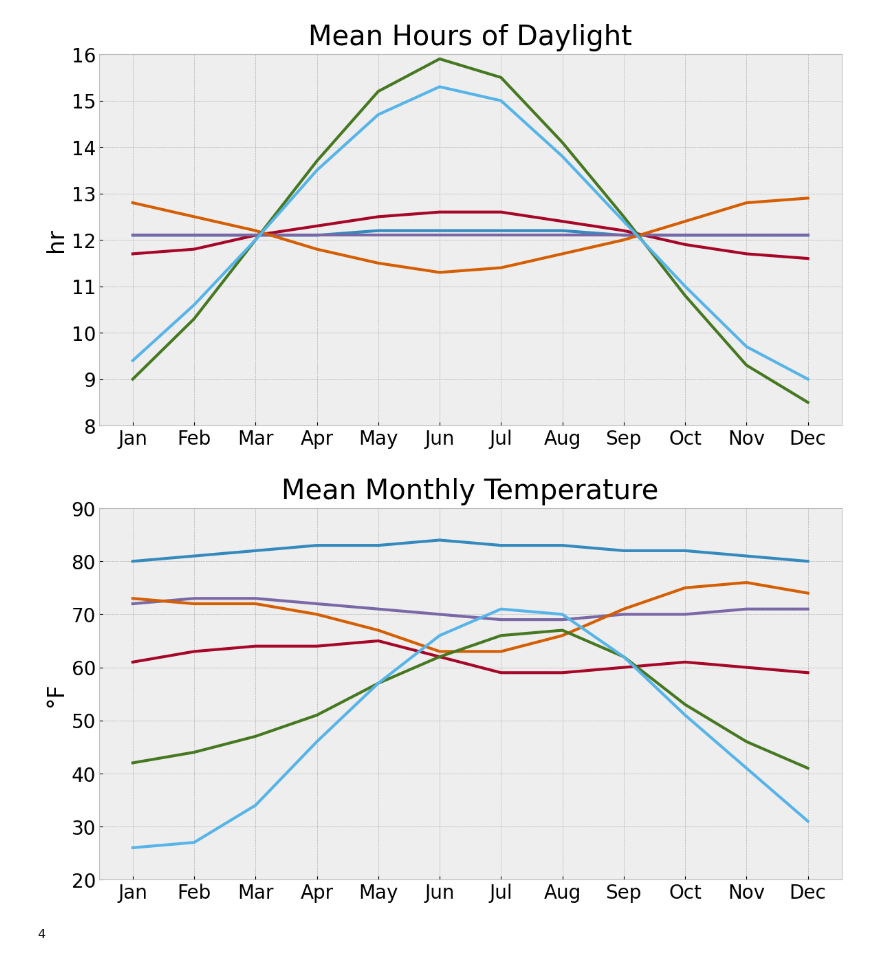
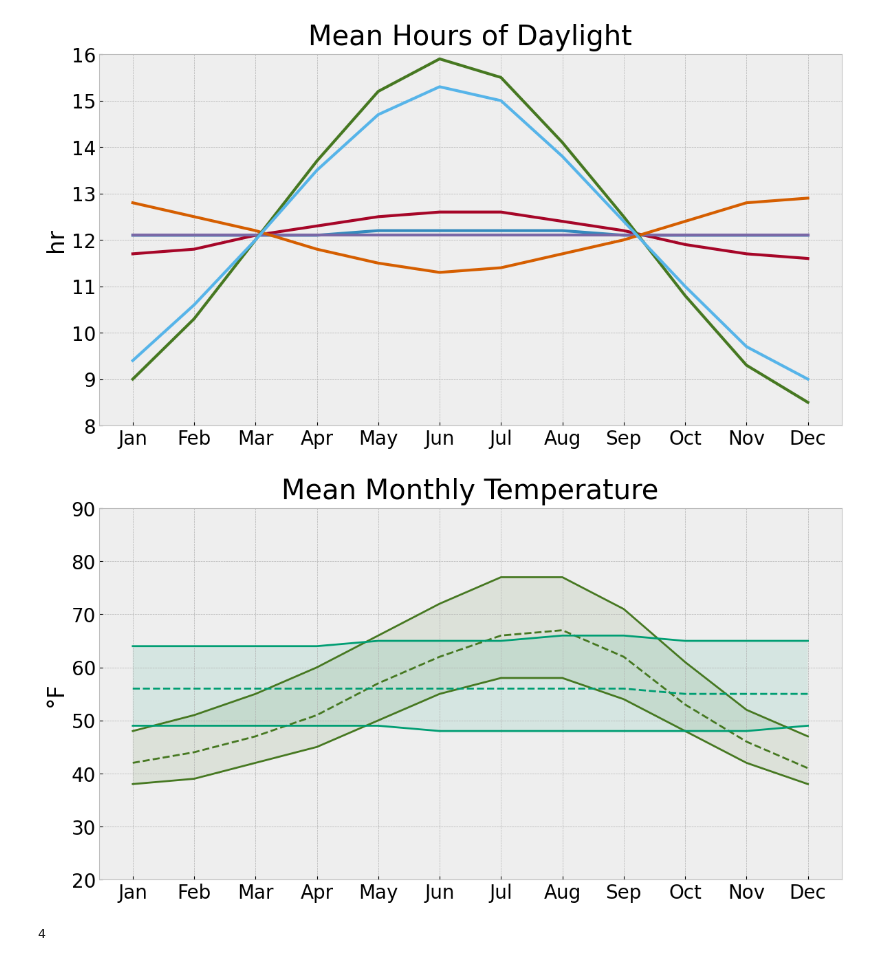
Before and after one commit to spencer-ressel/thesis-work, a Jupyter notebook: python/outreach/rainfall_climatology.ipynb, the cells around one changed output. Cells and saved outputs as stored; diff of their text form; code cells hidden in the pictures.

```diff
--- a/python/outreach/rainfall_climatology.ipynb
+++ b/python/outreach/rainfall_climatology.ipynb
@@ -150,6 +148,7 @@ temperatures['Seattle'] = [42,	44,	47,	51,	57,	62,	66,	67,	62,	53,	46,	41]
 temperatures['Lilongwe'] = [73,	72,	72,	70,	67,	63,	63,	66,	71,	75,	76,	74]
 temperatures['Panama City'] = [81,	81,	82,	83,	81,	81,	81,	80,	80,	80,	80,	80]
 temperatures['Rochester'] = [26,	27,	34,	46,	57,	66,	71,	70,	62,	51,	41,	31]
+temperatures['Quito'] = [56,	56,	56,	56,	56,	56,	56,	56,	56,	55,	55,	55,]
 
 rainfall = {}
 rainfall['Singapore'] = [6.9, 4.4,	5.2,	6.0,	6.0,	4.7,	5.1,	5.1,	5.2,	6.4,	9.3,	9.6]
@@ -159,6 +158,7 @@ rainfall['Seattle'] = [6.0,	5.2,	4.5,	3.1,	2.2,	1.6,	0.7,	0.9,	1.8,	4.4,	7.5,	6.
 rainfall['Lilongwe'] = [10.5,	8.4,	5.7,	1.6,	0.2,	0.0,	0.0,	0.0,	0.1,	0.5,	2.8,	8.2]
 rainfall['Panama City'] = [0.6,	0.2,	0.4,	2.5,	6.1,	6.8,	6.0,	6.3,	6.9,	7.5,	7.1,	3.3,]
 rainfall['Rochester'] = [0.8,	0.7,	1.2,	2.1,	2.4,	2.6,	2.5,	2.5,	2.8,	2.6,	2.0,	1.3,]
+rainfall['Quito'] = [4.1,	5.1,	5.8,	6.3,	3.8,	1.6,	0.7,	0.6,	1.4,	2.3,	2.6,	3.0]
 
 day_hours = {}
 day_hours['Singapore'] = [12.1,	12.1,	12.1,	12.1,	12.2,	12.2,	12.2,	12.2,	12.1,	12.1,	12.1,	12.1]
@@ -168,6 +168,7 @@ day_hours['Seattle'] = [9.0,	10.3,	12.0,	13.7,	15.2,	15.9,	15.5,	14.1,	12.5,	10.
 day_hours['Lilongwe'] = [12.8,	12.5,	12.2,	11.8,	11.5,	11.3,	11.4,	11.7,	12.0,	12.4,	12.8,	12.9]
 day_hours['Panama City'] = [11.7,	11.9,	12.1,	12.3,	12.5,	12.6,	12.6,	12.4,	12.2,	11.9,	11.7,	11.6,]
 day_hours['Rochester'] = [9.4,	10.6,	12.0,	13.5,	14.7,	15.3,	15.0,	13.8,	12.4,	11.0,	9.7,	9.0,]
+day_hours['Quito'] = [12.1,	12.1,	12.1,	12.1,	12.1,	12.1,	12.1,	12.1,	12.1,	12.1,	12.1,	12.1,]
 
 latitude = {}
 latitude['Singapore'] = "1.3°N"
@@ -177,6 +178,7 @@ latitude['Seattle'] = "47.6°N"
 latitude['Lilongwe'] = "13.9°S"
 latitude['Panama City'] =  "9.0°N"
 latitude['Rochester'] = "43.0°N"
+latitude['Quito'] = "0.2°S"
 
 colors = {}
 colors['Singapore'] = bmh_colors(1)
@@ -186,6 +188,7 @@ colors['Seattle'] = bmh_colors(4)
 colors['Lilongwe'] = bmh_colors(5)
 colors['Panama City'] =  bmh_colors(6)
 colors['Rochester'] = bmh_colors(7)
+colors['Quito'] = bmh_colors(8)
 
 data = xr.Dataset(
     data_vars = dict(
@@ -213,5 +220,5 @@ city_colors = {city: 1+idx for idx, city in enumerate(data.city.values)}
 # %%
-city_to_plot = 'Rochester'
+city_to_plot = 'Quito'
 
 plt.style.use('bmh')
 plt.rcParams.update({'font.size':20})
@@ -305,40 +312,85 @@ plt.show()
 [figure]
 # %%
 cities_to_plot = [
-    'Singapore',
-    'Addis Ababa',
-    'Kampala',
-    'Lilongwe',
+    # 'Singapore',
+    # 'Addis Ababa',
+    # 'Kampala',
+    # 'Lilongwe',
     # 'Panama City',
     'Seattle',
-    'Rochester'
+    # 'Rochester',
+    'Quito'
 ]
+
+
+high = {}
+high['Quito'] = [64,	64,	64,	64,	65,	65,	65,	66,	66,	65,	65,	65]
+high['Seattle'] =	[48,	51,	55,	60,	66,	72,	77,	77,	71,	61,	52,	47]
+high['Addis Ababa'] = [72,	73,	74,	74,	74,	71,	67,	66,	68,	71,	71,	71,]
+
+low = {}
+low['Quito'] = [49,	49,	49,	49,	49,	48,	48,	48,	48,	48,	48,	49,]
+low['Seattle'] = [38,	39,	42,	45,	50,	55,	58,	58,	54,	48,	42,	38]
+low['Addis Ababa'] = [50,	52,	54,	55,	55,	54,	54,	54,	53,	51,	49,	48,]
 
 plt.style.use('bmh')
 plt.rcParams.update({'font.size':20})
 fig = plt.figure(figsize=(12, 6))
 gs_main = fig.add_gridspec(1, 1)
 gs_main.update(left=0.05, right=0.95, bottom=0.05, top=0.95)
 
 ax = fig.add_subplot(gs_main[0,0])
 
+# for index, city_to_plot in enumerate(cities_to_plot):
+#     ax.plot(
+#         data.month,
+#         data['temperature'].sel(city=city_to_plot),
+#         lw=3,
+#         color=colors[city_to_plot],
+#         label=f"{city_to_plot} ({data.sel(city=city_to_plot).latitude.values})",
+#     )
+
 for index, city_to_plot in enumerate(cities_to_plot):
-        ax.plot(
-            data.month,
-            data['temperature'].sel(city=city_to_plot),
-            lw=3,
-            color=colors[city_to_plot],
-            label=f"{city_to_plot} ({data.sel(city=city_to_plot).latitude.values})",
-        )
+    ax.fill_between(
+        x=data.month,
+        y1=high[city_to_plot],
+        y2=low[city_to_plot],
+        lw=1,
+        alpha=0.1,
+        facecolor=colors[city_to_plot],
+        label=f"{city_to_plot} ({data.sel(city=city_to_plot).latitude.values})",
+    )
+    ax.plot(
+        data.month,
+        high[city_to_plot],
+        lw=2,
+        color=colors[city_to_plot],
+        label=f"{city_to_plot} ({data.sel(city=city_to_plot).latitude.values})",
+    )
+    ax.plot(
+        data.month,
+        low[city_to_plot],
+        lw=2,
+        color=colors[city_to_plot],
+        label=f"{city_to_plot} ({data.sel(city=city_to_plot).latitude.values})",
+    )
+    ax.plot(
+        data.month,
+        data['temperature'].sel(city=city_to_plot),
+        lw=2,
+        ls='--',
+        color=colors[city_to_plot],
+        label=f"{city_to_plot} ({data.sel(city=city_to_plot).latitude.values})",
+    )
 
 # ax.legend(loc='best')
 ax.set_ylabel('°F')
 ax.set_ylim(20, 90)
 ax.set_yticks(np.arange(20, 100, 10))
 ax.set_title("Mean Monthly Temperature", pad=10)
 plt.show()
 # %% [output]
-[figure, old version]
+[figure, new version]
 # %%
 city_colors[city_to_plot]
 # %% [output]
```
Also changed, not shown: parts of 4 cells of this notebook.
